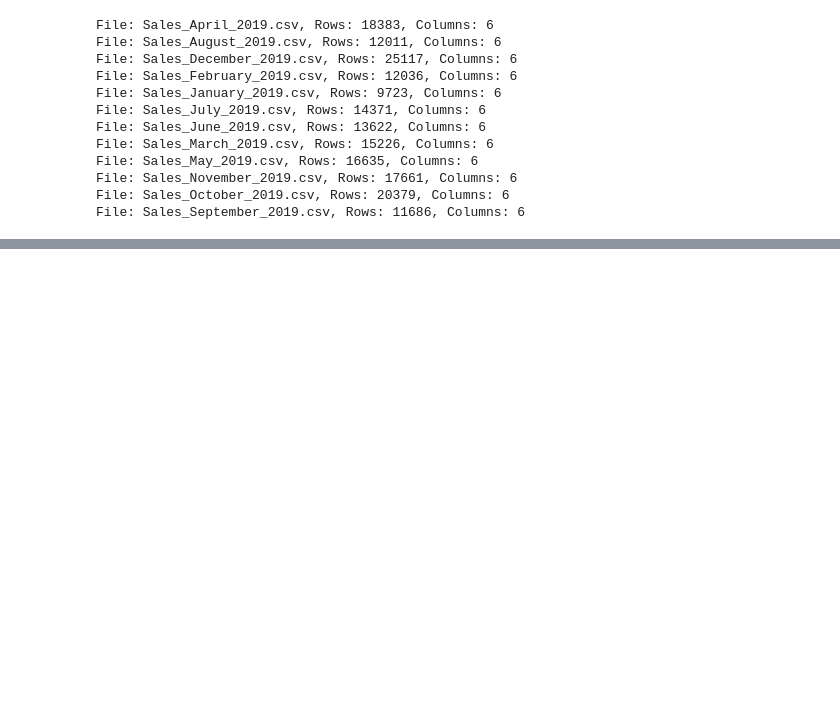
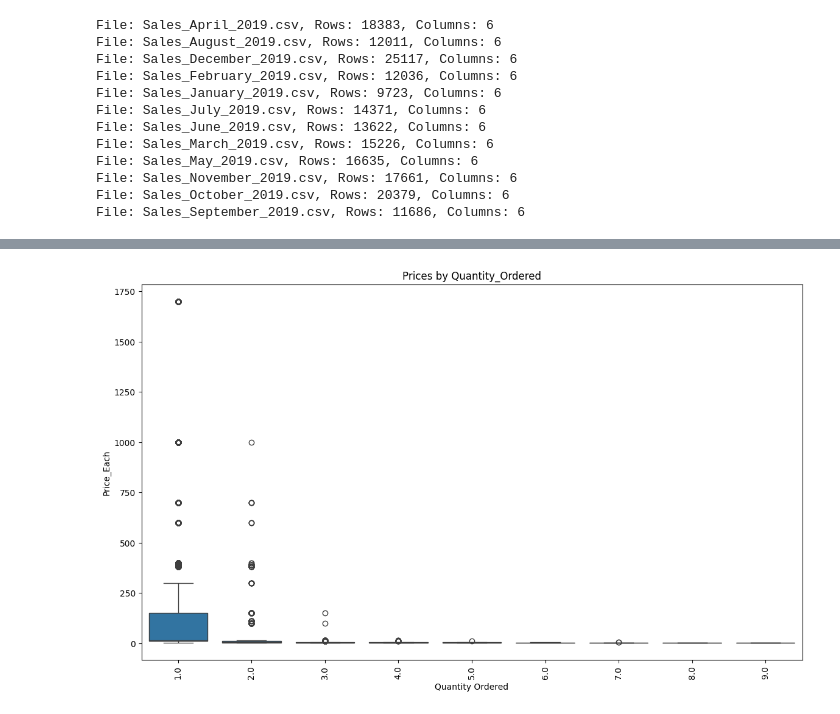
Before and after one commit to rmaritim/PRODIGY-DS-01, a Jupyter notebook: main.ipynb, the cells around one changed output, grey strips where cells are left out. Drawn from its saved outputs; the diff is of its cells as text; code cells hidden in the pictures; blank space fills up the shorter version.

```diff
--- a/main.ipynb
+++ b/main.ipynb
@@ -123,0 +311,14 @@ File: Sales_September_2019.csv, Rows: 11686, Columns: 6
+# %%
+# Boxplot to show distribution of prices across quantities ordered
+plt.figure(figsize=(14, 8))
+
+# Ensuring that 'Quantity_Ordered' is treated as a categorical variable
+sns.boxplot(x='Quantity_Ordered', y='Price_Each', data=combined_df)
+
+plt.title('Prices by Quantity_Ordered')
+plt.xlabel('Quantity Ordered')
+plt.ylabel('Price_Each')
+plt.xticks(rotation=90)  # Rotating x-ticks for better visibility if needed
+plt.show()
+# %% [output]
+[figure, added]
```
Also changed, not shown: parts of 16 cells of this notebook.
